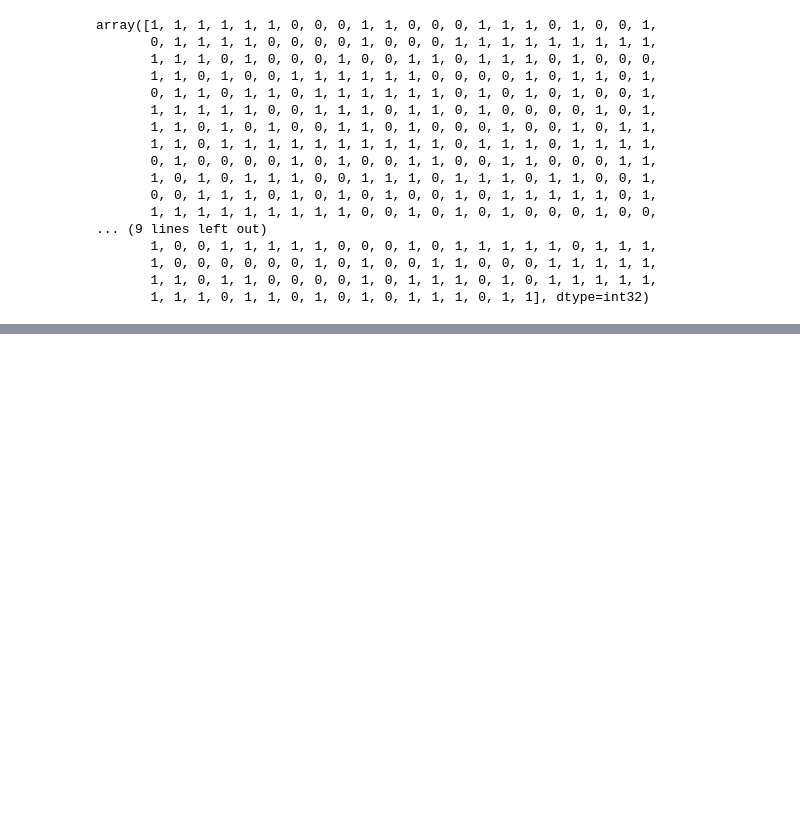
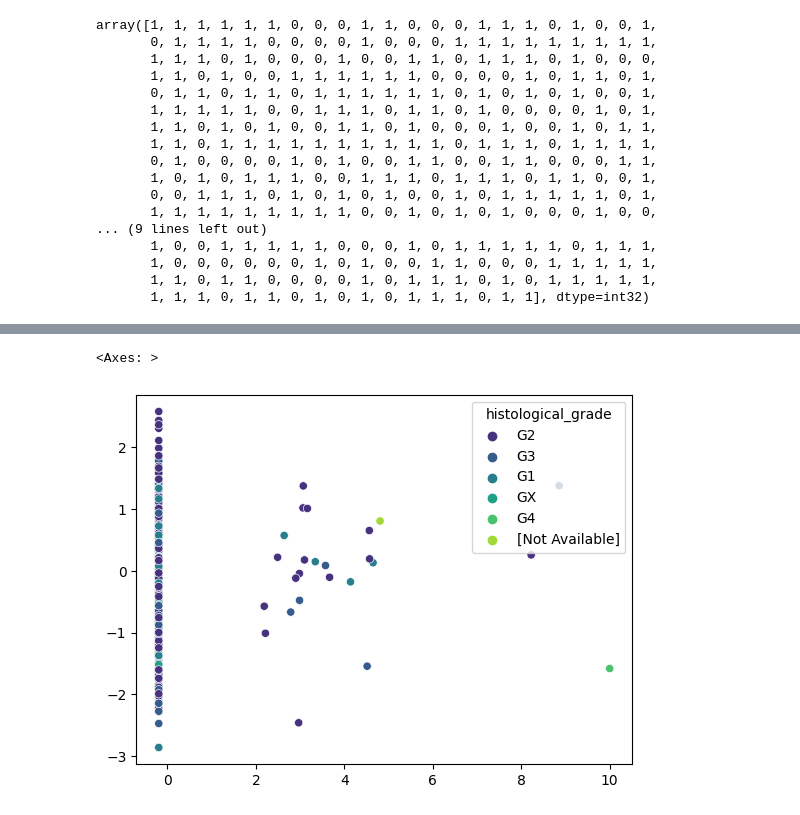
Before and after one commit to mikecuoco/ece204_project1, a Jupyter notebook: evaluate.ipynb, the cells around one changed output, grey strips where cells are left out. Cells and saved outputs as stored; diff of their text form; code cells hidden in the pictures; blank space fills up the shorter version.

```diff
--- a/evaluate.ipynb
+++ b/evaluate.ipynb
@@ -337,2 +407,5 @@ plt.show()
 # %%
-sns.scatterplot(x=X_pca[:,0], y=X_pca[:,1], hue=df_metadata['cancer_type'], legend='full', palette='viridis')
+sns.scatterplot(x=adata.X[:,0], y=adata.X[:,1], hue=metadata['histological_grade'], legend='full', palette='viridis')
+# %% [output]
+<Axes: >
+[figure, added]
```
Also changed, not shown: parts of 6 cells of this notebook.
